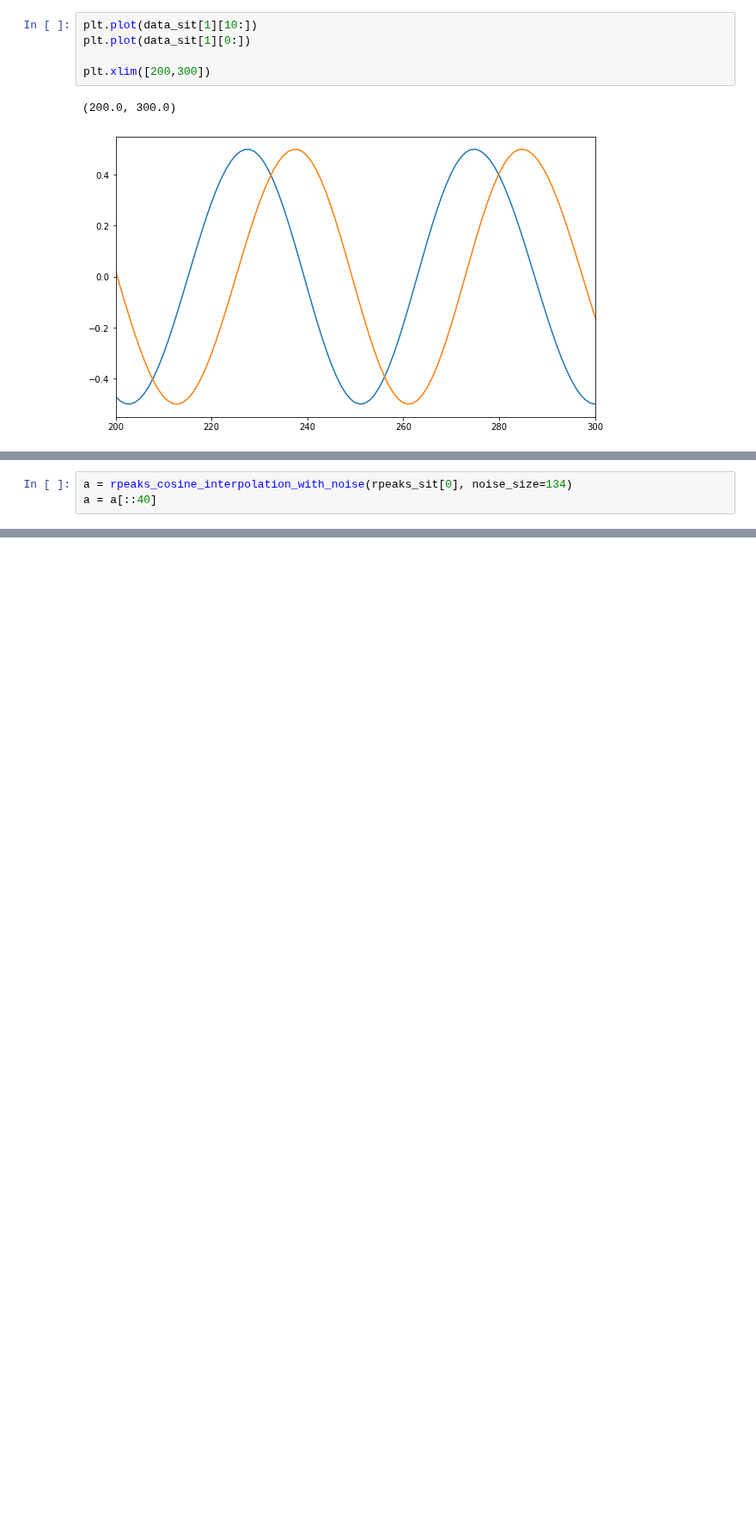
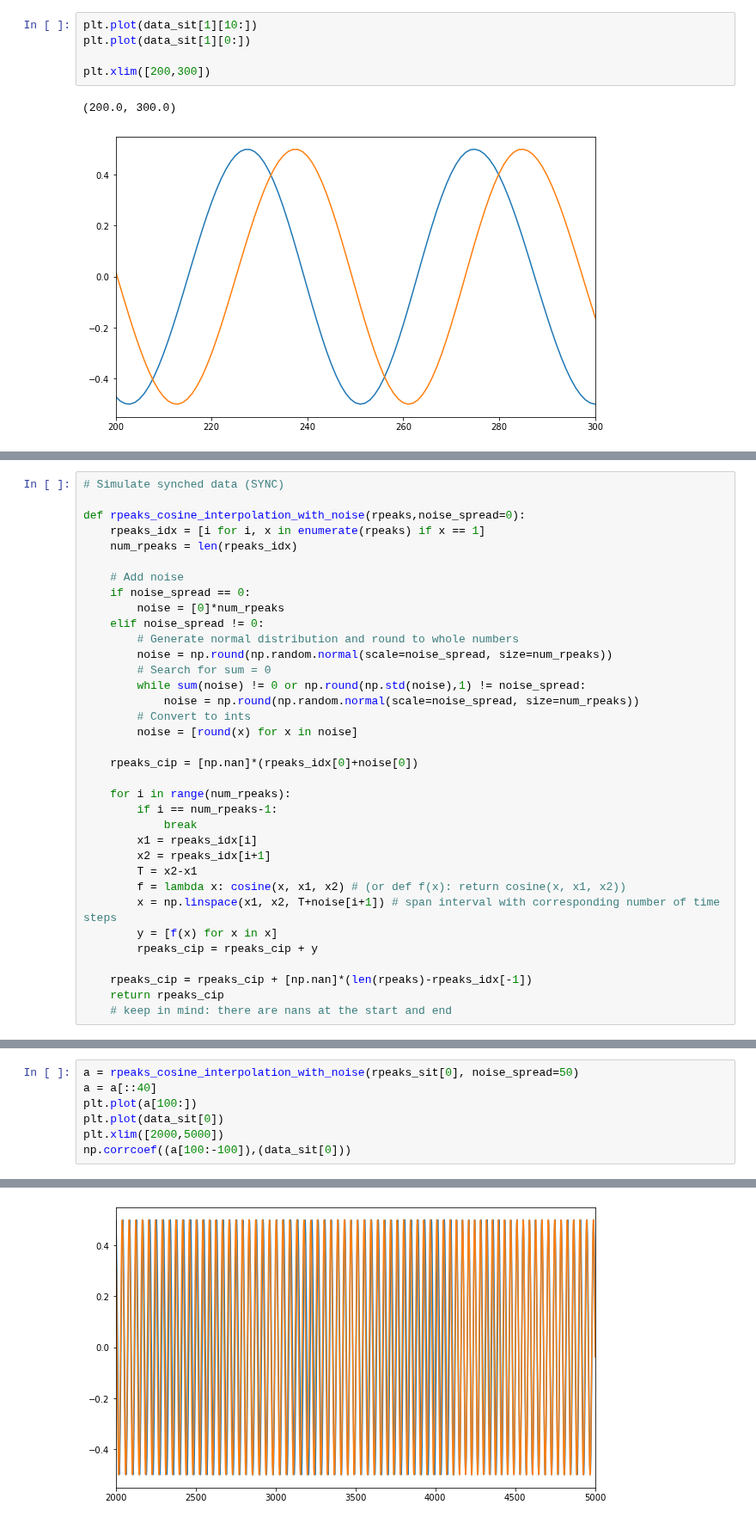
Before and after one commit to visserle/two-hearts, a Jupyter notebook: 01_preprocessing.ipynb, the cells around one changed output, grey strips where cells are left out. Shown at 86% size. Drawn from its saved outputs; the diff is of its cells as text; blank space fills up the shorter version.

```diff
--- a/01_preprocessing.ipynb
+++ b/01_preprocessing.ipynb
@@ -250 +215,36 @@ def rpeaks_cosine_interpolation_with_noise(rpeaks,noise_size=0):
+# %%
+# Simulate synched data (SYNC)
+
+def rpeaks_cosine_interpolation_with_noise(rpeaks,noise_spread=0):
+    rpeaks_idx = [i for i, x in enumerate(rpeaks) if x == 1]
+    num_rpeaks = len(rpeaks_idx)
+
+    # Add noise
+    if noise_spread == 0:
+        noise = [0]*num_rpeaks
+    elif noise_spread != 0:
+        # Generate normal distribution and round to whole numbers
+        noise = np.round(np.random.normal(scale=noise_spread, size=num_rpeaks))
+        # Search for sum = 0
+        while sum(noise) != 0 or np.round(np.std(noise),1) != noise_spread:
+            noise = np.round(np.random.normal(scale=noise_spread, size=num_rpeaks))
+        # Convert to ints
+        noise = [round(x) for x in noise]
+
+    rpeaks_cip = [np.nan]*(rpeaks_idx[0]+noise[0])
+
+    for i in range(num_rpeaks):
+        if i == num_rpeaks-1:
+            break
+        x1 = rpeaks_idx[i]
+        x2 = rpeaks_idx[i+1]
+        T = x2-x1
+        f = lambda x: cosine(x, x1, x2) # (or def f(x): return cosine(x, x1, x2))
+        x = np.linspace(x1, x2, T+noise[i+1]) # span interval with corresponding number of time steps
+        y = [f(x) for x in x]
+        rpeaks_cip = rpeaks_cip + y
+
+    rpeaks_cip = rpeaks_cip + [np.nan]*(len(rpeaks)-rpeaks_idx[-1])
+    return rpeaks_cip
+    # keep in mind: there are nans at the start and end
 # %%
@@ -262,3 +263,8 @@ def rpeaks_cosine_interpolation_with_noise(rpeaks,noise_size=0):
 # %%
-a = rpeaks_cosine_interpolation_with_noise(rpeaks_sit[0], noise_size=134)
+a = rpeaks_cosine_interpolation_with_noise(rpeaks_sit[0], noise_spread=50)
 a = a[::40]
+plt.plot(a[100:])
+plt.plot(data_sit[0])
+plt.xlim([2000,5000])
+np.corrcoef((a[100:-100]),(data_sit[0]))
+# %% [output]
@@ -264,0 +273 @@ a = a[::40]
+[figure, added]
```
Also changed, not shown: parts of 14 cells of this notebook.
